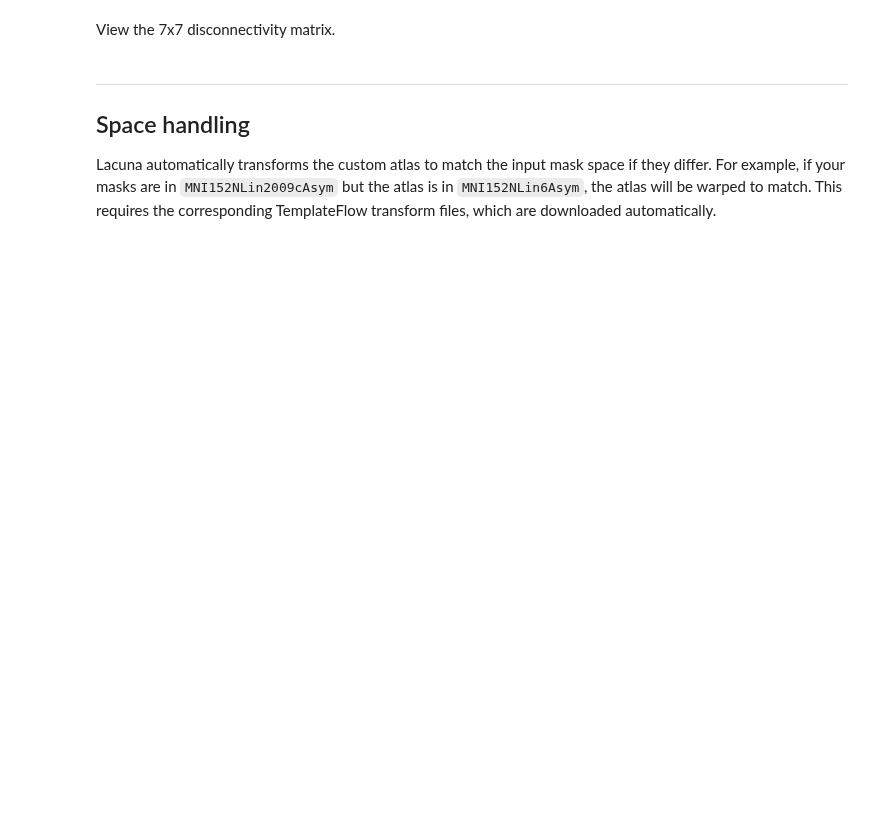
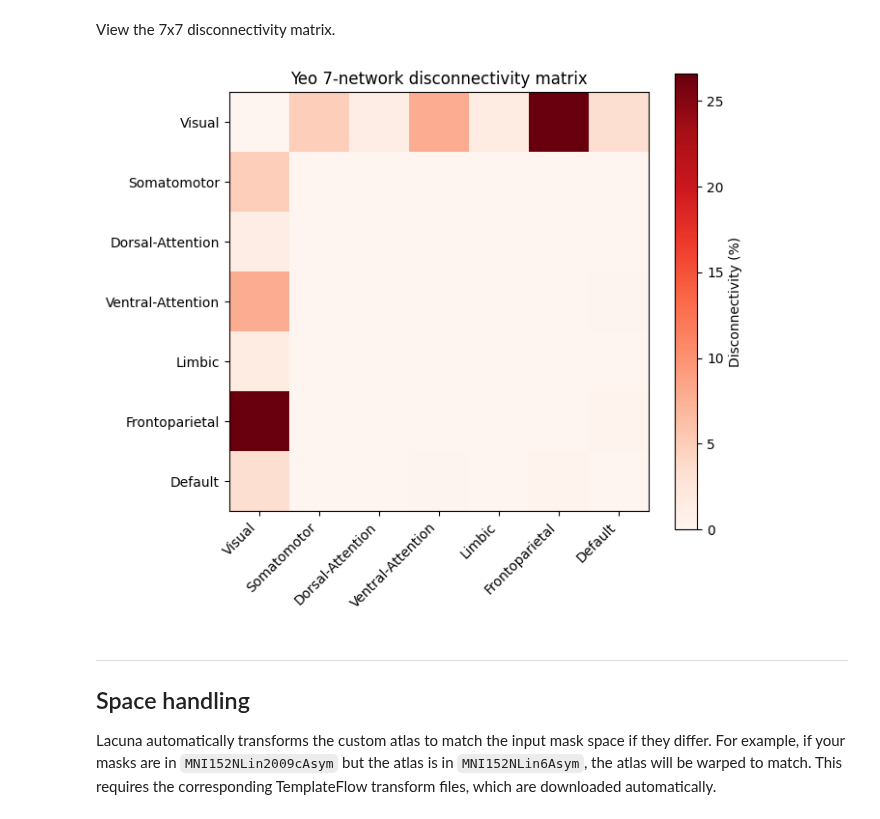
Before and after one commit to m-petersen/lacuna, a Jupyter notebook: docs/how-to/custom-atlases.ipynb, the cells around one changed output. Cells and saved outputs as stored; diff of their text form; code cells hidden in the pictures; blank space fills up the shorter version.

```diff
--- a/docs/how-to/custom-atlases.ipynb
+++ b/docs/how-to/custom-atlases.ipynb
@@ -402,20 +447,22 @@ View the 7x7 disconnectivity matrix.
 # %%
 import numpy as np
 import matplotlib.pyplot as plt
 
-matrix_files = list(output_dir.glob("*disconnectivitypercent*connmatrix.tsv"))
+matrix_files = list(output_dir.glob("*disconnectionpct*connmatrix.tsv"))
 mat = pd.read_csv(matrix_files[0], sep="\t", header=0, index_col=0)
 
 fig, ax = plt.subplots(figsize=(7, 6))
 im = ax.imshow(mat.values, cmap="Reds", vmin=0)
 ax.set_xticks(range(len(mat.columns)))
 ax.set_xticklabels(mat.columns, rotation=45, ha="right")
 ax.set_yticks(range(len(mat.index)))
 ax.set_yticklabels(mat.index)
 plt.colorbar(im, label="Disconnectivity (%)")
 ax.set_title("Yeo 7-network disconnectivity matrix")
 plt.tight_layout()
 plt.show()
+# %% [output]
+[figure, added]
 # %% [markdown]
 ---
 
```
Also changed, not shown: parts of 9 cells of this notebook, 3 other files.
